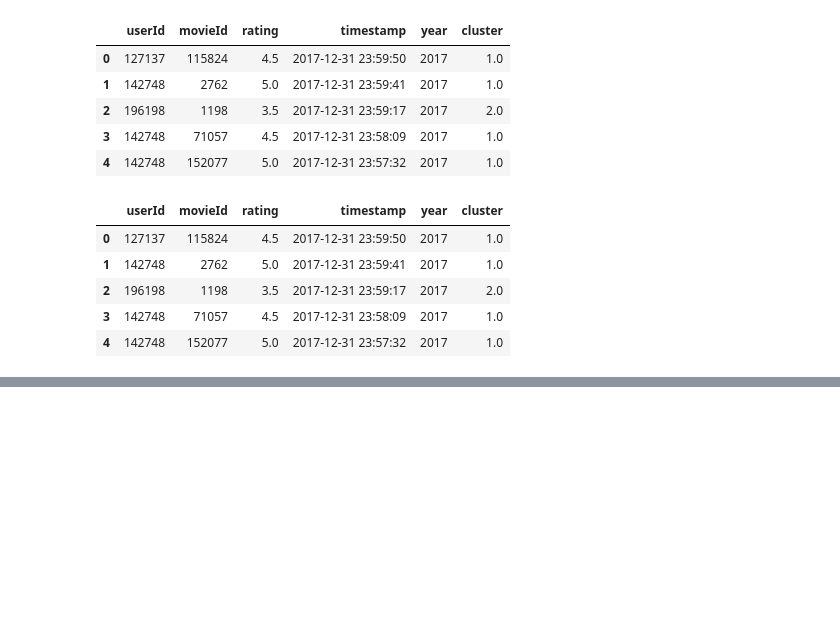
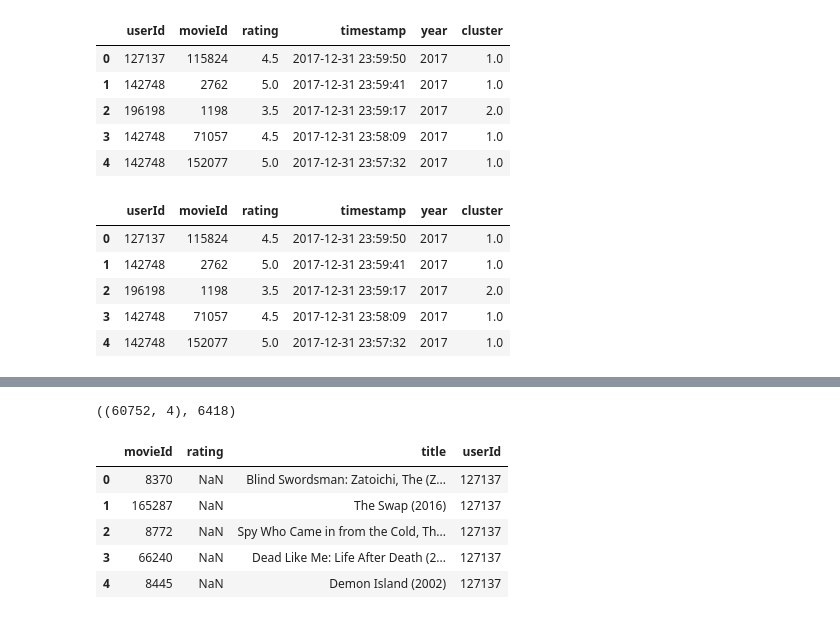
Before and after one commit to SanchayniB/Serendipitous-Recommender-System, a Jupyter notebook: Models/distanceBasedModelV2.ipynb, the cells around one changed output, grey strips where cells are left out. Drawn from its saved outputs; the diff is of its cells as text; code cells hidden in the pictures; blank space fills up the shorter version.

Commit message:
Adding recommendations for ~6k users

```diff
--- a/Models/distanceBasedModelV2.ipynb
+++ b/Models/distanceBasedModelV2.ipynb
@@ -144,2 +148,13 @@ for i, userId in enumerate(train["userId"].unique()[:n_users]):
 # %%
-allPredictions.shape
+allPredictions.shape, i
+# %% [output]
+((60752, 4), 6418)
+# %%
+allPredictions[~allPre]
+# %% [output]
+|  | movieId | rating | title | userId |
+| 0 | 8370 | NaN | Blind Swordsman: Zatoichi, The (Z... | 127137 |
+| 1 | 165287 | NaN | The Swap (2016) | 127137 |
+| 2 | 8772 | NaN | Spy Who Came in from the Cold, Th... | 127137 |
+| 3 | 66240 | NaN | Dead Like Me: Life After Death (2... | 127137 |
+| 4 | 8445 | NaN | Demon Island (2002) | 127137 |
```
Also changed, not shown: parts of 1 cell of this notebook, 1 other file.
